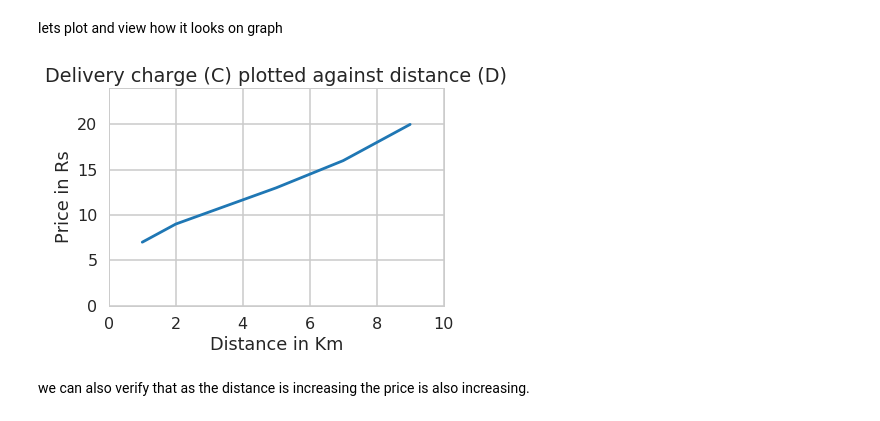
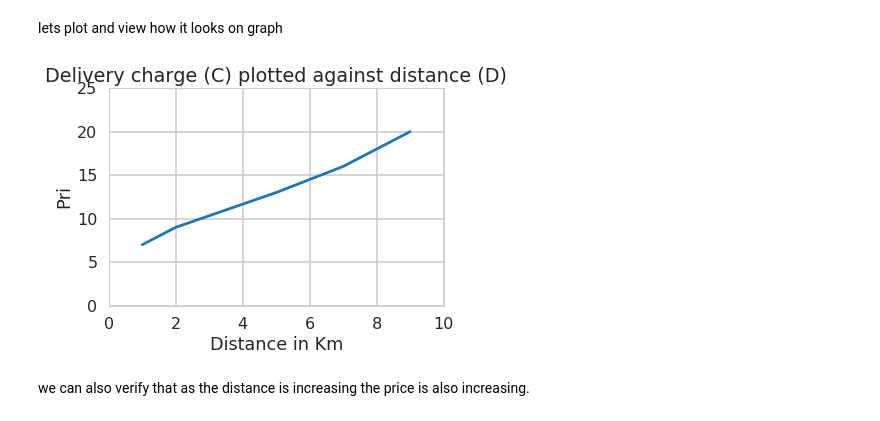
Before and after one commit to meecc/LetsExplorePython, a Jupyter notebook: Section 3 - Machine Learning/Supervised Learning Algorithm/Regression Analysis/1.1 Simple Linear Regression.ipynb, the cells around one changed output. Drawn from its saved outputs; the diff is of its cells as text; code cells hidden in the pictures.

```diff
--- a/Section 3 - Machine Learning/Supervised Learning Algorithm/Regression Analysis/1.1 Simple Linear Regression.ipynb
+++ b/Section 3 - Machine Learning/Supervised Learning Algorithm/Regression Analysis/1.1 Simple Linear Regression.ipynb
@@ -38,14 +38,18 @@ lets plot and view how it looks on graph
 # %%
 plt.figure()
 plt.title('Delivery charge (C) plotted against distance (D)')
 plt.xlabel('Distance in Km')
-plt.ylabel('Price in Rs')
+plt.ylabel("Pri")
+           # distance
+D = [[1], [2], [5], [7], [8], [9]]
+# Charge
+C = [[7], [9], [13], [16], [18], [20]]
 plt.plot(D, C)
-plt.axis([0, 10, 0, 24])
+plt.axis([0, 10, 0, 25])
 plt.grid(True)
 plt.show()
 # %% [output]
-[figure, old version]
+[figure, new version]
 # %% [markdown]
 we can also verify that as the distance is increasing the price is also increasing.
 # %%
```
Also changed, not shown: 31 other files.
